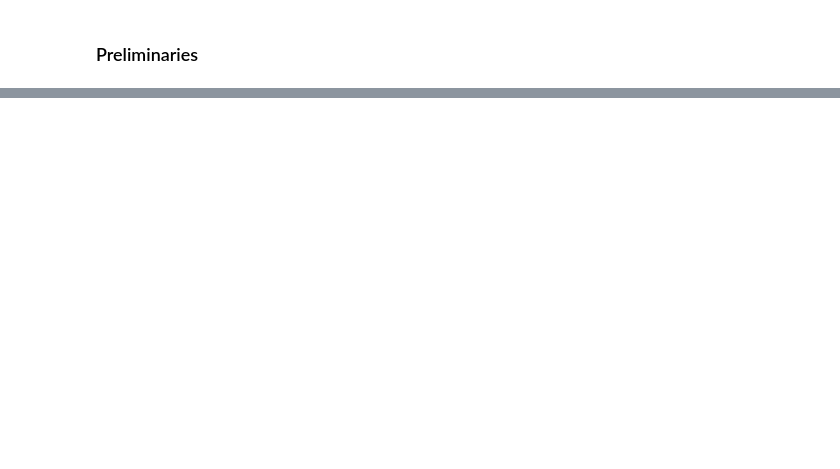
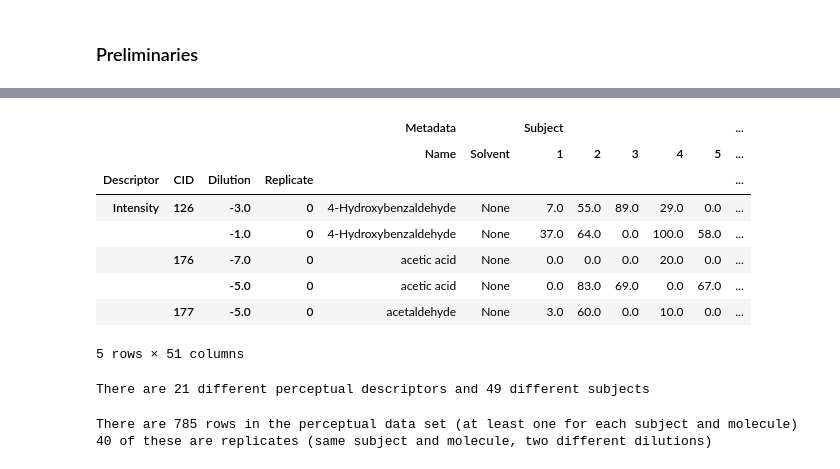
Before and after one commit to dream-olfaction/olfaction-prediction, a Jupyter notebook: opc_python/gerkin/challenge2.ipynb, the cells around one changed output, grey strips where cells are left out. Cells and saved outputs as stored; diff of their text form; code cells hidden in the pictures; blank space fills up the shorter version.

```diff
--- a/opc_python/gerkin/challenge2.ipynb
+++ b/opc_python/gerkin/challenge2.ipynb
@@ -392,0 +57,29 @@ loading.make_prediction_files(rfcs,X_testset_int,X_testset_other,'testset',2,wri
+# %%
+# Load the perceptual descriptors data.
+perceptual_data = loading.load_perceptual_data(['training','leaderboard'])
+perceptual_data.head()
+# %% [output]
+|  |  |  |  | Metadata |  | Subject |  |  |  |  | ... |
+|  |  |  |  | Name | Solvent | 1 | 2 | 3 | 4 | 5 | ... |
+| Descriptor | CID | Dilution | Replicate |  |  |  |  |  |  |  | ... |
+| Intensity | 126 | -3.0 | 0 | 4-Hydroxybenzaldehyde | None | 7.0 | 55.0 | 89.0 | 29.0 | 0.0 | ... |
+|  |  | -1.0 | 0 | 4-Hydroxybenzaldehyde | None | 37.0 | 64.0 | 0.0 | 100.0 | 58.0 | ... |
+|  | 176 | -7.0 | 0 | acetic acid | None | 0.0 | 0.0 | 0.0 | 20.0 | 0.0 | ... |
+|  |  | -5.0 | 0 | acetic acid | None | 0.0 | 83.0 | 69.0 | 0.0 | 67.0 | ... |
+|  | 177 | -5.0 | 0 | acetaldehyde | None | 3.0 | 60.0 | 0.0 | 10.0 | 0.0 | ... |
+5 rows × 51 columns
+# %%
+descriptors = loading.get_descriptors(format=True)
+n_descriptors = len(descriptors)
+assert n_descriptors == opc_python.NUM_DESCRIPTORS
+n_subjects = perceptual_data['Subject'].shape[1]
+assert n_subjects == opc_python.NUM_SUBJECTS
+print('There are %d different perceptual descriptors and %d different subjects' % (n_descriptors,n_subjects))
+# %% [output]
+There are 21 different perceptual descriptors and 49 different subjects
+# %%
+print("There are %d rows in the perceptual data set (at least one for each subject and molecule)" % int(perceptual_data.shape[0]/21))
+print("%d of these are replicates (same subject and molecule, two different dilutions)" % int(sum(list(zip(*perceptual_data.index.values.tolist()))[3])/21))
+# %% [output]
+There are 785 rows in the perceptual data set (at least one for each subject and molecule)
+40 of these are replicates (same subject and molecule, two different dilutions)
```
Also changed, not shown: parts of 53 cells of this notebook, 4 other files.
